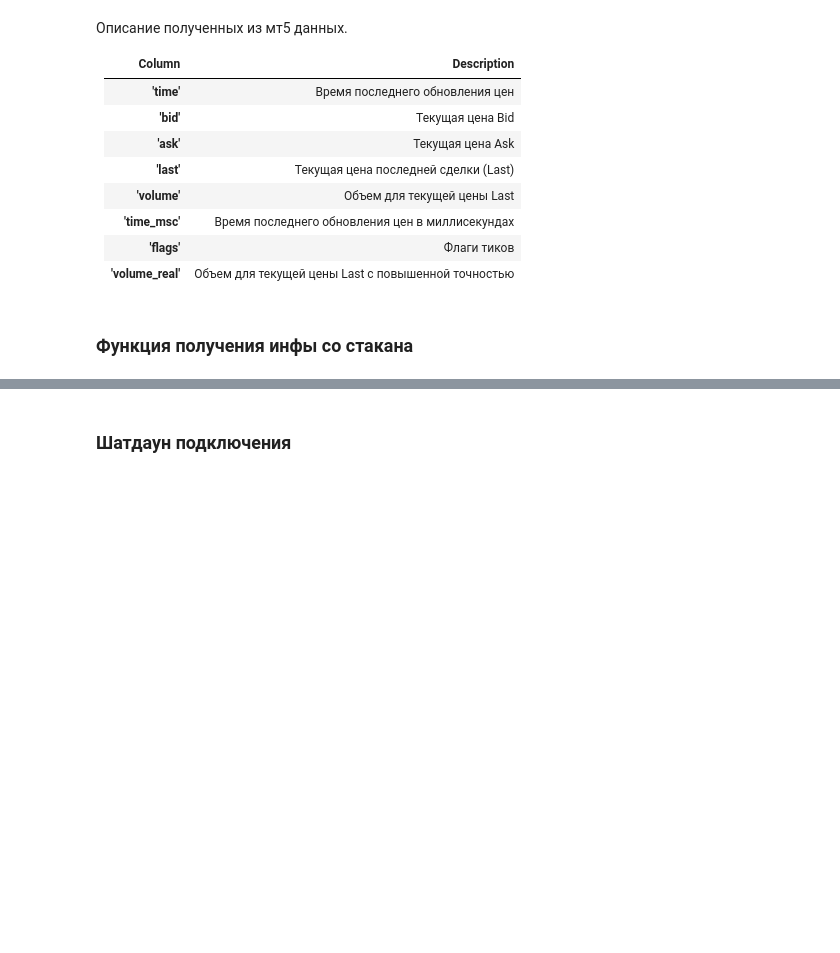
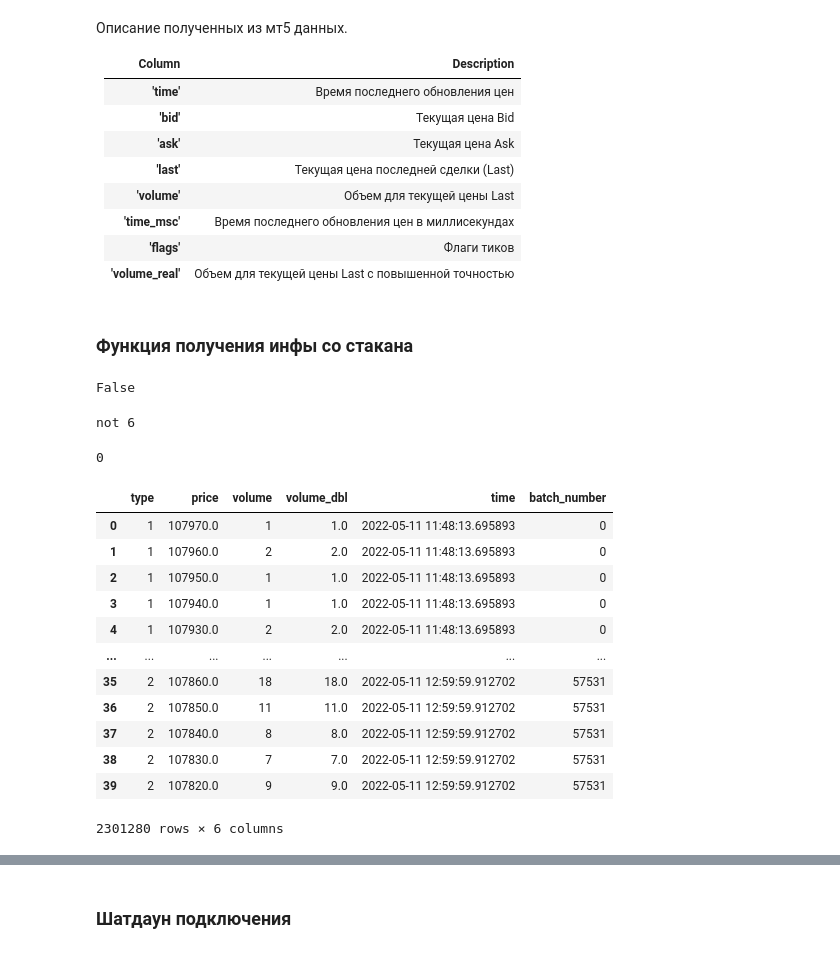
Before and after one commit to snakerzr/time_and_sales_prediction_exploration, a Jupyter notebook: Ticks.ipynb, the cells around one changed output, grey strips where cells are left out. Saved outputs shown, nothing was run; the diff lists cells and outputs as text; code cells hidden in the pictures; blank space fills up the shorter version.

```diff
--- a/Ticks.ipynb
+++ b/Ticks.ipynb
@@ -116,3 +117,52 @@ def get_ticks(symbol,days_before=1, copy_tick_flag=mt5.COPY_TICKS_ALL):
 |**'volume_real'**|Объем для текущей цены Last c повышенной точностью
 # %% [markdown]
 ### Функция получения инфы со стакана
+# %%
+dt.datetime.now() == '2022-5-11 11:0:35.778189'
+# %% [output]
+False
+# %%
+counter = 0
+
+while counter =< 8:
+# %% [output]
+not 6
+# %%
+count
+# %% [output]
+0
+# %%
+columns = ['type','price','volume','volume_dbl']
+
+df_mb = pd.DataFrame()
+
+mt5.market_book_add(ticker)
+
+counter = 0
+
+while dt.datetime.now().hour < 13:
+#     print(counter)
+    df_market_book = pd.DataFrame(mt5.market_book_get(ticker),columns=columns)
+    df_market_book['time'] = dt.datetime.now()
+    df_market_book['batch_number'] = counter
+    df_mb = pd.concat([df_mb,df_market_book])
+    counter += 1
+    time.sleep(0.05)
+
+mt5.market_book_release(ticker)
+
+df_mb
+# %% [output]
+|  | type | price | volume | volume_dbl | time | batch_number |
+| 0 | 1 | 107970.0 | 1 | 1.0 | 2022-05-11 11:48:13.695893 | 0 |
+| 1 | 1 | 107960.0 | 2 | 2.0 | 2022-05-11 11:48:13.695893 | 0 |
+| 2 | 1 | 107950.0 | 1 | 1.0 | 2022-05-11 11:48:13.695893 | 0 |
+| 3 | 1 | 107940.0 | 1 | 1.0 | 2022-05-11 11:48:13.695893 | 0 |
+| 4 | 1 | 107930.0 | 2 | 2.0 | 2022-05-11 11:48:13.695893 | 0 |
+| ... | ... | ... | ... | ... | ... | ... |
+| 35 | 2 | 107860.0 | 18 | 18.0 | 2022-05-11 12:59:59.912702 | 57531 |
+| 36 | 2 | 107850.0 | 11 | 11.0 | 2022-05-11 12:59:59.912702 | 57531 |
+| 37 | 2 | 107840.0 | 8 | 8.0 | 2022-05-11 12:59:59.912702 | 57531 |
+| 38 | 2 | 107830.0 | 7 | 7.0 | 2022-05-11 12:59:59.912702 | 57531 |
+| 39 | 2 | 107820.0 | 9 | 9.0 | 2022-05-11 12:59:59.912702 | 57531 |
+2301280 rows × 6 columns
```
Also changed, not shown: parts of 32 cells of this notebook.
